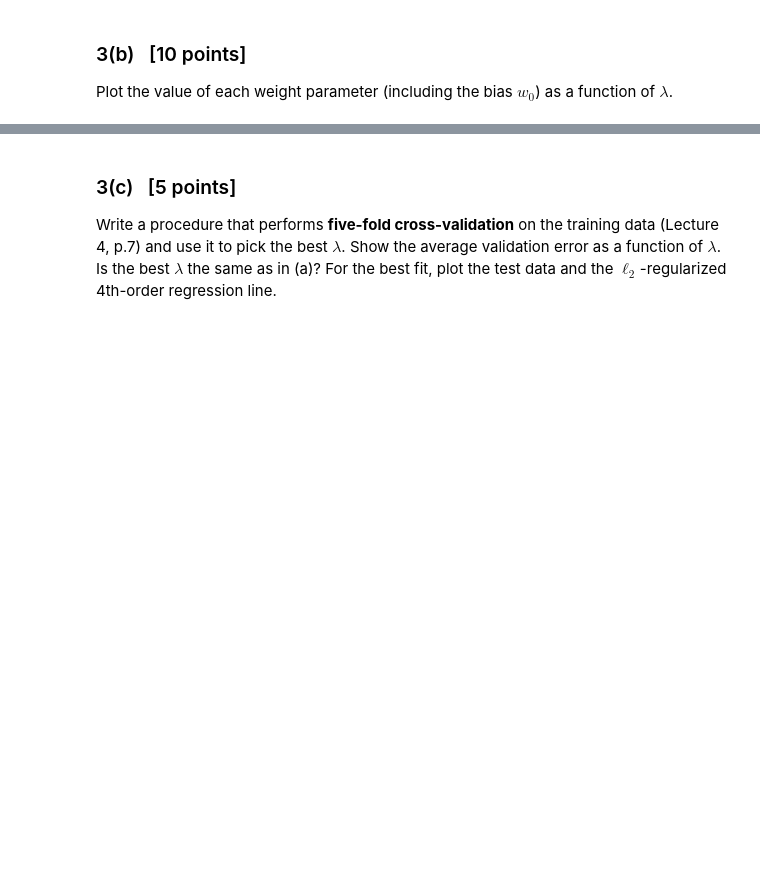
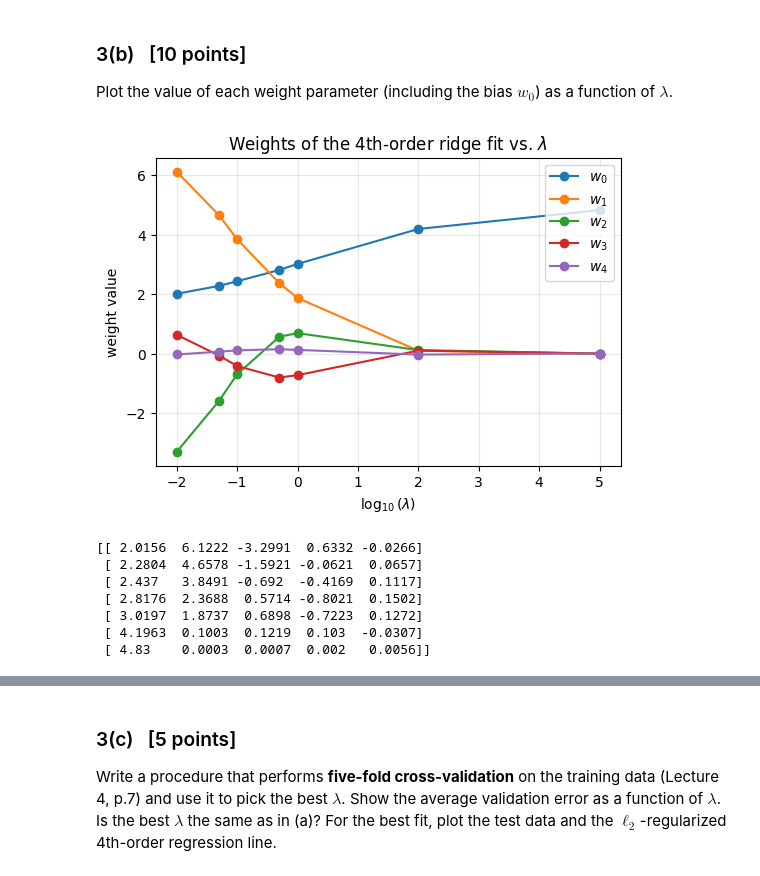
Before and after one commit to issarmank/cs4451-assignment-1, a Jupyter notebook: assignment1.ipynb, the cells around one changed output, grey strips where cells are left out. Saved outputs shown, nothing was run; the diff lists cells and outputs as text; code cells hidden in the pictures; blank space fills up the shorter version.

```diff
--- a/assignment1.ipynb
+++ b/assignment1.ipynb
@@ -309,7 +342,27 @@ _TODO_
 ### 3(b) &nbsp; [10 points]
 Plot the value of each weight parameter (including the bias $w_0$) as a function of $\lambda$.
 # %%
-# TODO: one curve per weight w0..w4 vs log10(lambda)
+W = np.array(ws)                                 # shape (len(lambdas), 5)
+
+plt.figure()
+for j in range(W.shape[1]):
+    plt.plot(log_lams, W[:, j], "o-", label=f"$w_{j}$")
+plt.xlabel(r"$\log_{10}(\lambda)$")
+plt.ylabel("weight value")
+plt.title("Weights of the 4th-order ridge fit vs. $\\lambda$")
+plt.legend()
+plt.show()
+
+print(np.round(W, 4))
+# %% [output]
+[figure, added]
+[[ 2.0156  6.1222 -3.2991  0.6332 -0.0266]
+ [ 2.2804  4.6578 -1.5921 -0.0621  0.0657]
+ [ 2.437   3.8491 -0.692  -0.4169  0.1117]
+ [ 2.8176  2.3688  0.5714 -0.8021  0.1502]
+ [ 3.0197  1.8737  0.6898 -0.7223  0.1272]
+ [ 4.1963  0.1003  0.1219  0.103  -0.0307]
+ [ 4.83    0.0003  0.0007  0.002   0.0056]]
 # %% [markdown]
 **Answer / observations:**
 
```
Also changed, not shown: parts of 14 cells of this notebook.
